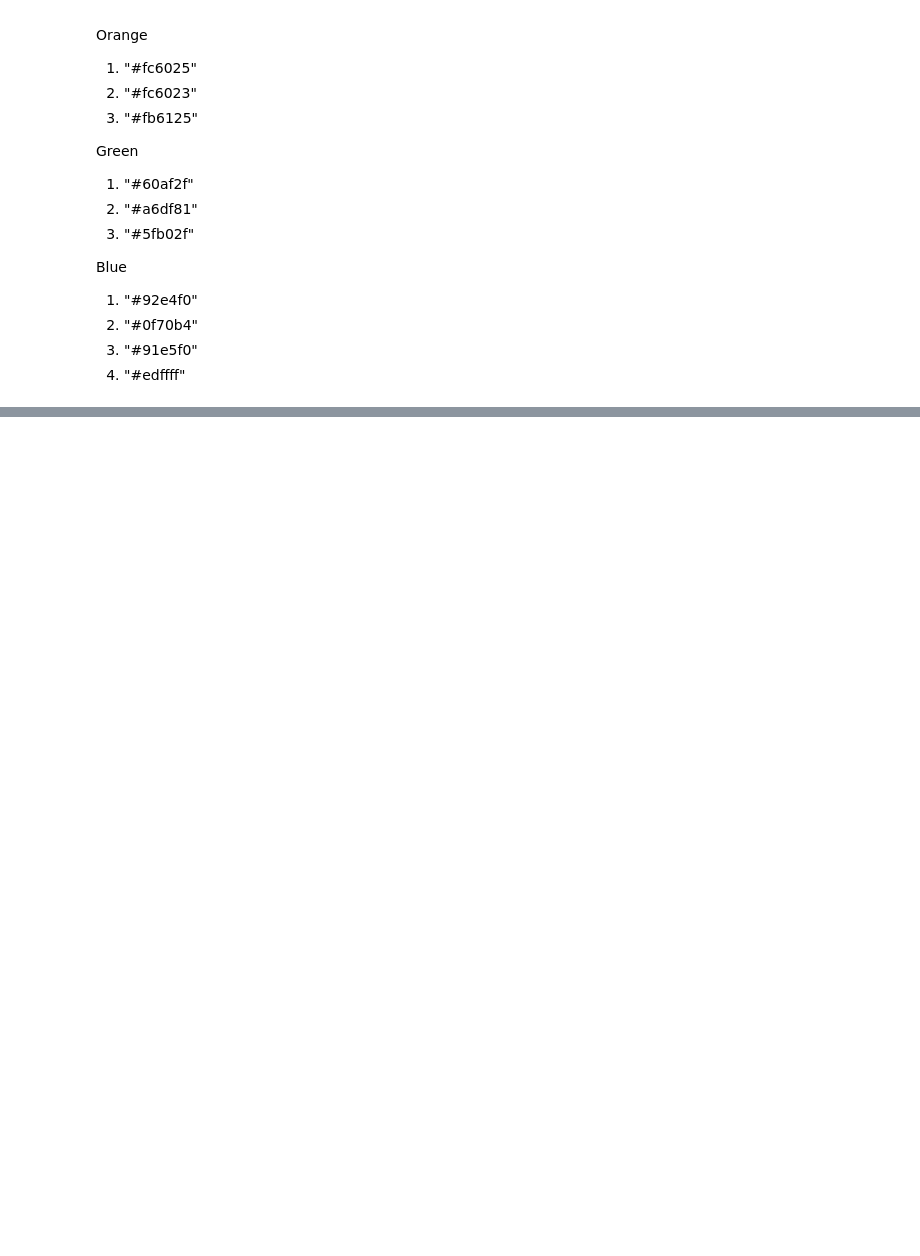
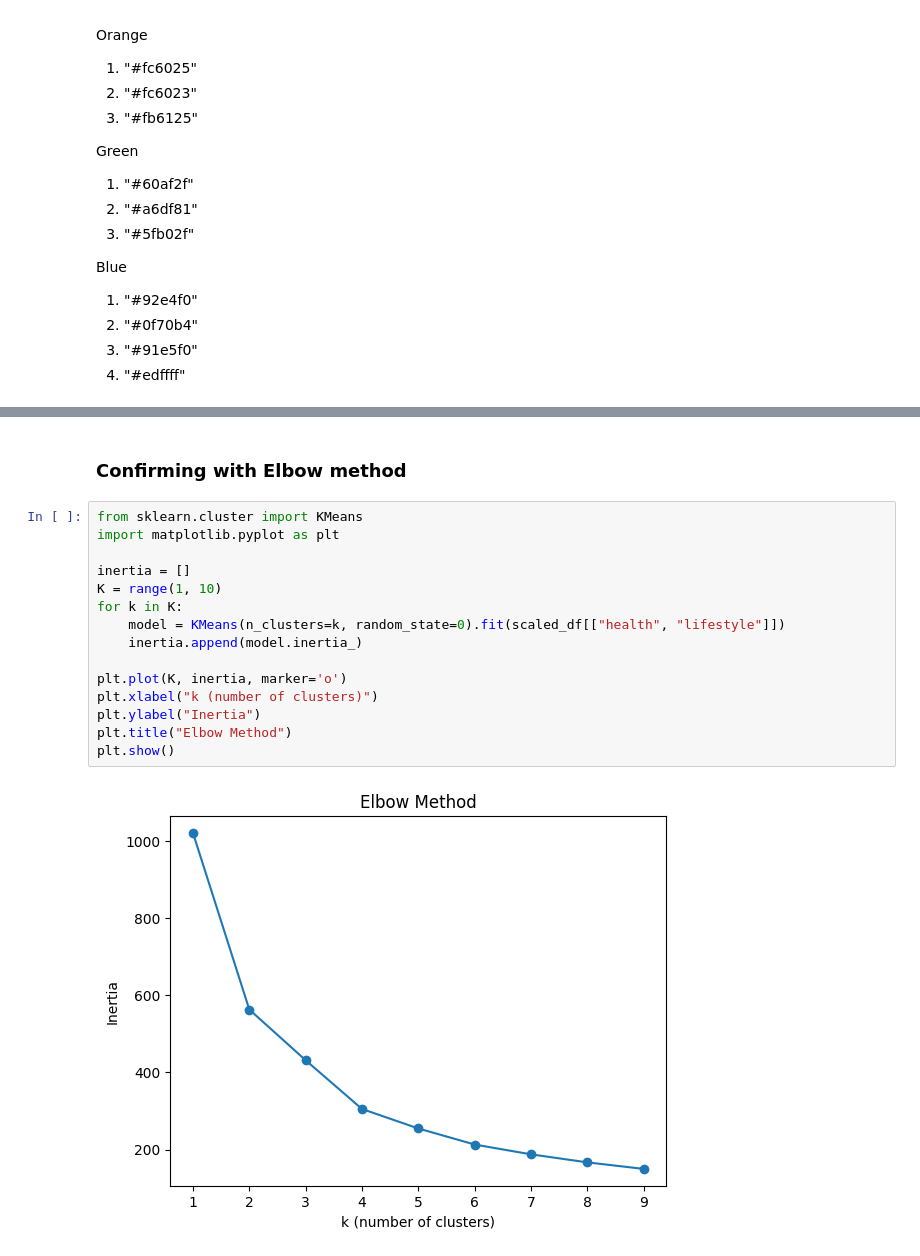
Before and after one commit to amsun001/Project_DataScience-lifestyle-and-wellbeing, a Jupyter notebook: Script/LifestyleAndWellbeing.ipynb, the cells around one changed output, grey strips where cells are left out. Drawn from its saved outputs; the diff is of its cells as text; blank space fills up the shorter version.

Commit message:
Added the clsutering and confirmation with elbow method

```diff
--- a/Script/LifestyleAndWellbeing.ipynb
+++ b/Script/LifestyleAndWellbeing.ipynb
@@ -456,0 +498,19 @@ Blue
+# %% [markdown]
+### Confirming with Elbow method
+# %%
+from sklearn.cluster import KMeans
+import matplotlib.pyplot as plt
+
+inertia = []
+K = range(1, 10)
+for k in K:
+    model = KMeans(n_clusters=k, random_state=0).fit(scaled_df[["health", "lifestyle"]])
+    inertia.append(model.inertia_)
+
+plt.plot(K, inertia, marker='o')
+plt.xlabel("k (number of clusters)")
+plt.ylabel("Inertia")
+plt.title("Elbow Method")
+plt.show()
+# %% [output]
+[figure, added]
```
Also changed, not shown: parts of 11 cells of this notebook.
